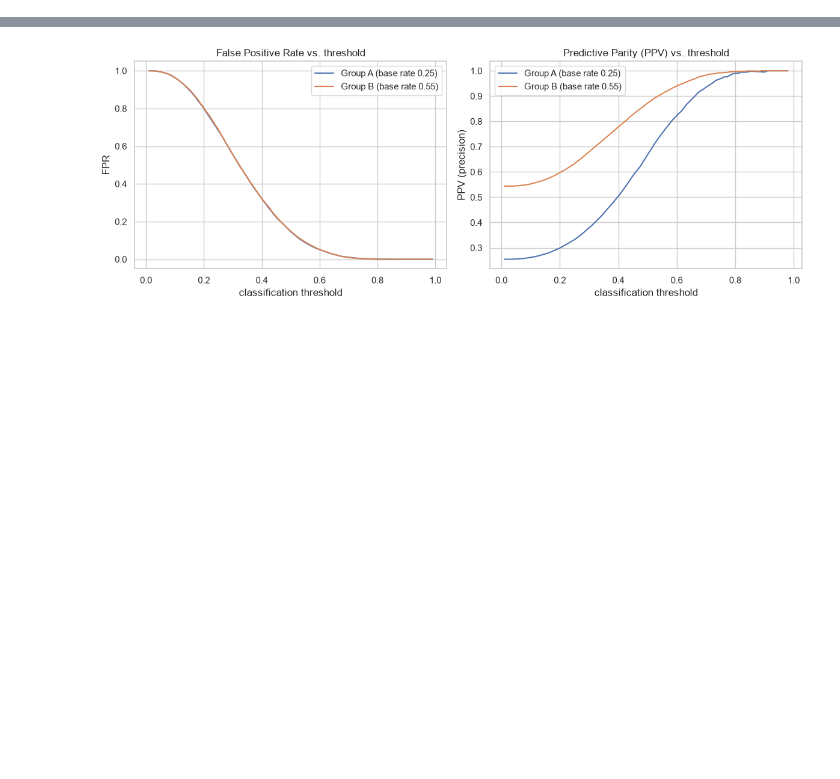
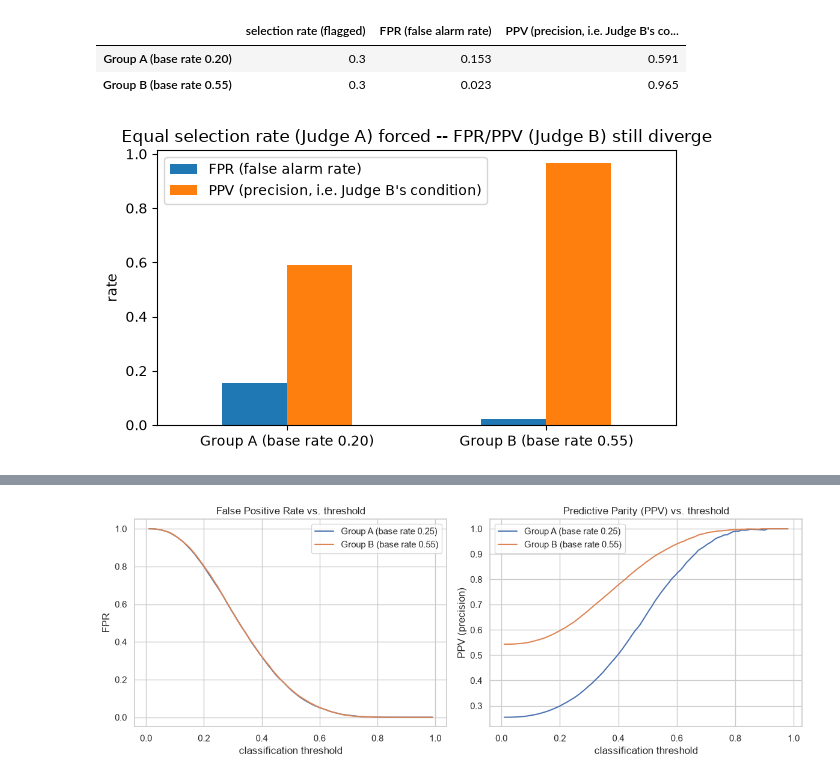
Before and after one commit to thompgt/cs-ai-tutorials, a Jupyter notebook: responsible-data-science/fairness-group-vs-individual/tutorial.ipynb, the cells around one changed output, grey strips where cells are left out. Cells and saved outputs as stored; diff of their text form; code cells hidden in the pictures; blank space fills up the shorter version.

```diff
--- a/responsible-data-science/fairness-group-vs-individual/tutorial.ipynb
+++ b/responsible-data-science/fairness-group-vs-individual/tutorial.ipynb
@@ -24,0 +57,66 @@ definition fits a given real-world deployment — and which doesn't.
+# %%
+import numpy as np
+import pandas as pd
+
+rng = np.random.default_rng(0)
+
+
+def make_group(n, base_rate):
+    """Simulate n people: true outcome y, and a noisy risk score correlated with y."""
+    y = rng.binomial(1, base_rate, n)
+    score = np.clip(y * rng.beta(6, 3, n) + (1 - y) * rng.beta(3, 6, n), 0, 1)
+    return y, score
+
+
+def confusion_rates(y, pred):
+    tp = ((pred == 1) & (y == 1)).sum()
+    fp = ((pred == 1) & (y == 0)).sum()
+    fn = ((pred == 0) & (y == 1)).sum()
+    tn = ((pred == 0) & (y == 0)).sum()
+    tpr = tp / (tp + fn)
+    fpr = fp / (fp + tn)
+    ppv = tp / (tp + fp)
+    return tpr, fpr, ppv
+
+
+# Two groups with different true reoffense (base) rates
+y_a, score_a = make_group(4000, base_rate=0.20)
+y_b, score_b = make_group(4000, base_rate=0.55)
+
+# Force EQUAL selection (flag) rates across groups -- i.e. satisfy demographic
+# parity exactly, by choosing a separate threshold per group.
+target_flag_rate = 0.30
+t_a = np.quantile(score_a, 1 - target_flag_rate)
+t_b = np.quantile(score_b, 1 - target_flag_rate)
+pred_a = (score_a >= t_a).astype(int)
+pred_b = (score_b >= t_b).astype(int)
+
+tpr_a, fpr_a, ppv_a = confusion_rates(y_a, pred_a)
+tpr_b, fpr_b, ppv_b = confusion_rates(y_b, pred_b)
+
+table = pd.DataFrame(
+    {
+        "selection rate (flagged)": [pred_a.mean(), pred_b.mean()],
+        "FPR (false alarm rate)": [fpr_a, fpr_b],
+        "PPV (precision, i.e. Judge B's condition)": [ppv_a, ppv_b],
+    },
+    index=["Group A (base rate 0.20)", "Group B (base rate 0.55)"],
+)
+table.round(3)
+# %% [output]
+|  | selection rate (flagged) | FPR (false alarm rate) | PPV (precision, i.e. Judge B's co... |
+| Group A (base rate 0.20) | 0.3 | 0.153 | 0.591 |
+| Group B (base rate 0.55) | 0.3 | 0.023 | 0.965 |
+# %%
+import matplotlib.pyplot as plt
+
+fig, ax = plt.subplots(figsize=(6, 3.5))
+table[["FPR (false alarm rate)", "PPV (precision, i.e. Judge B's condition)"]].plot.bar(
+    ax=ax, rot=0
+)
+ax.set_ylabel("rate")
+ax.set_title("Equal selection rate (Judge A) forced -- FPR/PPV (Judge B) still diverge")
+plt.tight_layout()
+plt.show()
+# %% [output]
+[figure, added]
```
Also changed, not shown: parts of 8 cells of this notebook.
